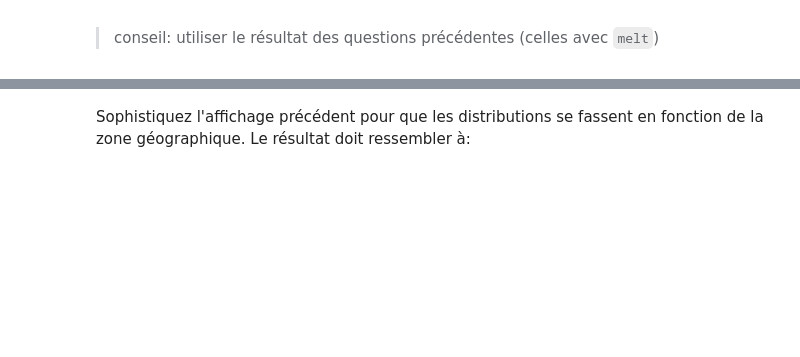
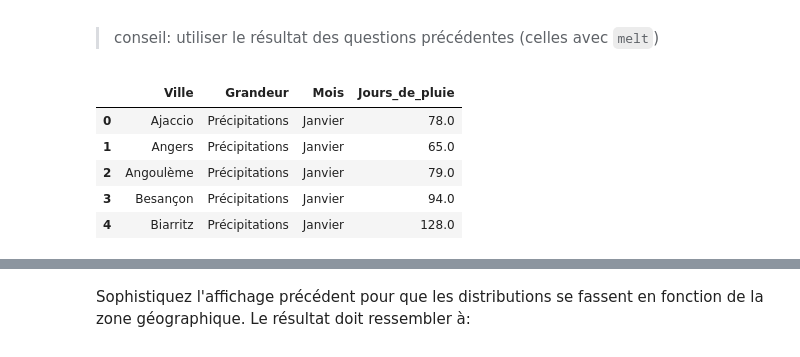
Before and after one commit to campusplage/compte-rendus-brun-franc, a Jupyter notebook: TP1_pandas.ipynb, the cells around one changed output, grey strips where cells are left out. Drawn from its saved outputs; the diff is of its cells as text; code cells hidden in the pictures; blank space fills up the shorter version.

```diff
--- a/TP1_pandas.ipynb
+++ b/TP1_pandas.ipynb
@@ -244,0 +248,17 @@ sns.set()
+# %%
+# Distribution mensuelle des nombres de jours de pluie...
+import seaborn as sns
+sns.set()
+
+# On commence par préparer le jeu de données :
+
+data2=data.iloc[:,range(12)] # On reccupère les colonnes correspondant à "précipitation"
+graph = data2.reset_index().melt(id_vars='Ville', value_name="Jours_de_pluie") # On réordonne le jeu de données sous forme de lignes
+graph.head() # Nouveau jeu de données pour les graphiques
+# %% [output]
+|  | Ville | Grandeur | Mois | Jours_de_pluie |
+| 0 | Ajaccio | Précipitations | Janvier | 78.0 |
+| 1 | Angers | Précipitations | Janvier | 65.0 |
+| 2 | Angoulème | Précipitations | Janvier | 79.0 |
+| 3 | Besançon | Précipitations | Janvier | 94.0 |
+| 4 | Biarritz | Précipitations | Janvier | 128.0 |
```
Also changed, not shown: parts of 5 cells of this notebook.
